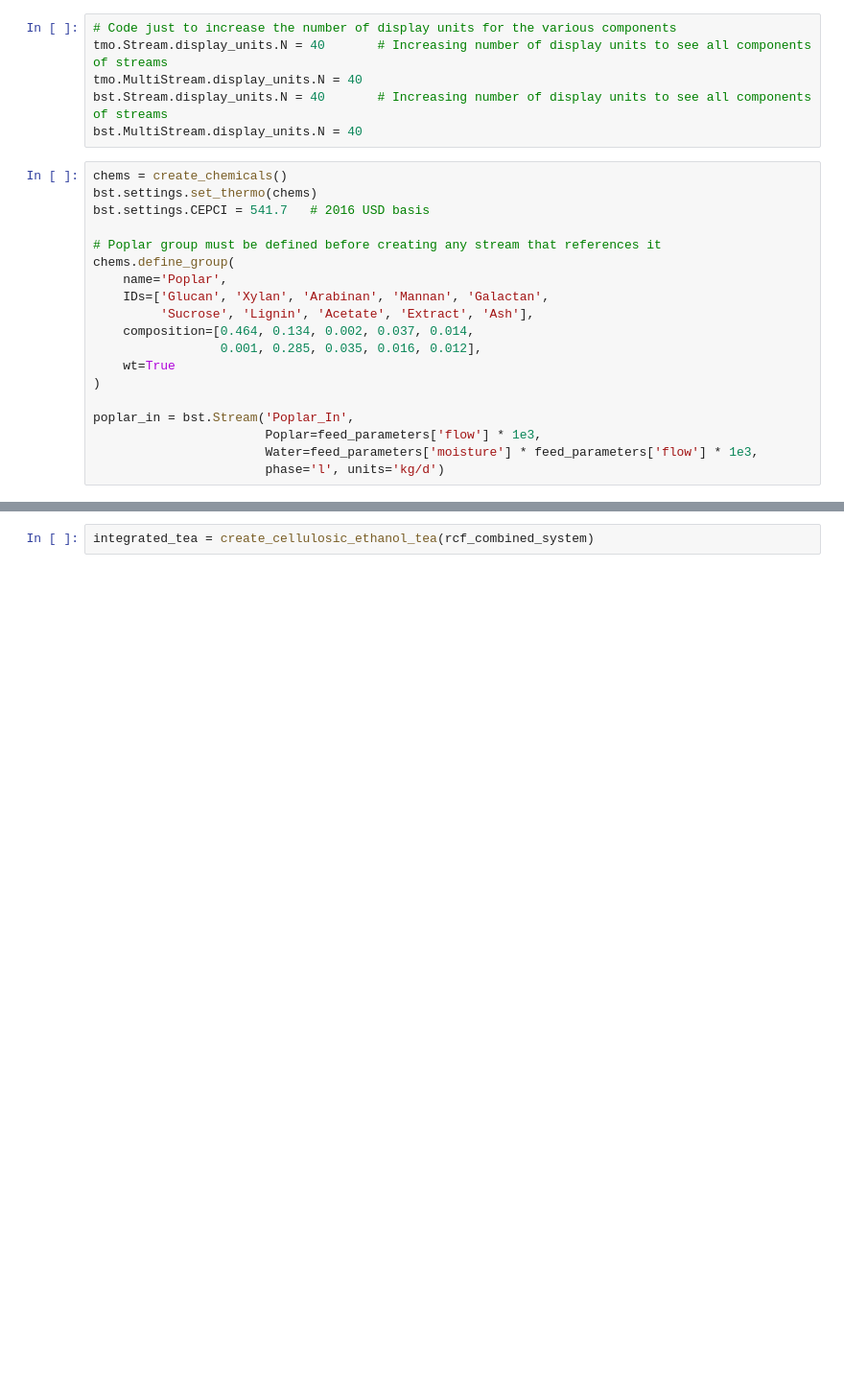
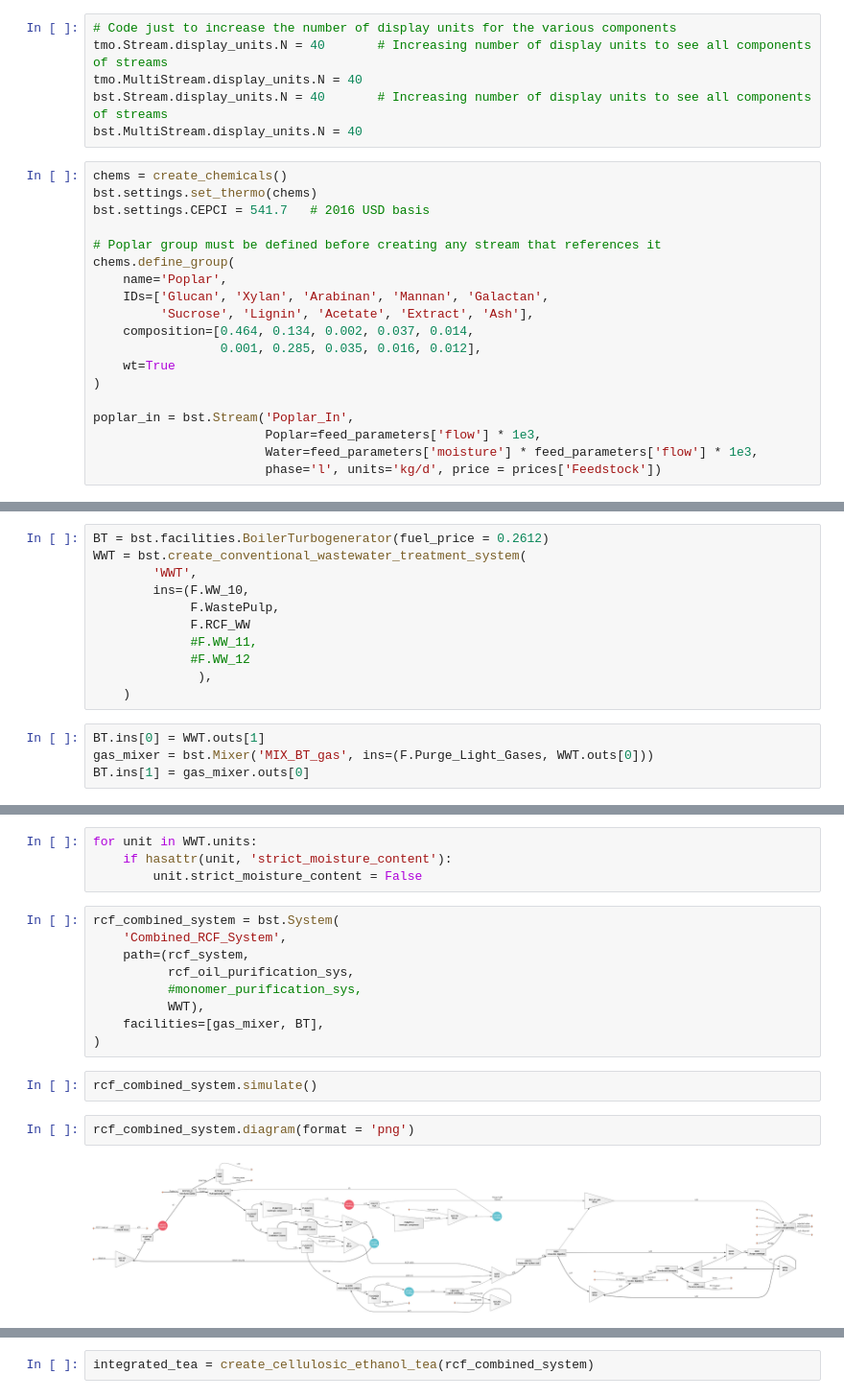
Before and after one commit to H-Wadgama/ATJ, a Jupyter notebook: lignin_saf/temporary.ipynb, the cells around one changed output, grey strips where cells are left out. Shown at 96% size. Cells and saved outputs as stored; diff of their text form; blank space fills up the shorter version.

```diff
--- a/lignin_saf/temporary.ipynb
+++ b/lignin_saf/temporary.ipynb
@@ -34,6 +35,6 @@ chems.define_group(
 poplar_in = bst.Stream('Poplar_In',
                        Poplar=feed_parameters['flow'] * 1e3,
                        Water=feed_parameters['moisture'] * feed_parameters['flow'] * 1e3,
-                       phase='l', units='kg/d')
+                       phase='l', units='kg/d', price = prices['Feedstock'])
 # %%
 rcf_system = create_rcf_system(ins=poplar_in)
@@ -79,0 +73,15 @@ ins...
+# %%
+BT = bst.facilities.BoilerTurbogenerator(fuel_price = 0.2612)
+WWT = bst.create_conventional_wastewater_treatment_system(
+        'WWT',
+        ins=(F.WW_10,
+             F.WastePulp,
+             F.RCF_WW
+             #F.WW_11,
+             #F.WW_12
+              ),
+    )
+# %%
+BT.ins[0] = WWT.outs[1]
+gas_mixer = bst.Mixer('MIX_BT_gas', ins=(F.Purge_Light_Gases, WWT.outs[0]))
+BT.ins[1] = gas_mixer.outs[0]
@@ -79,0 +91,19 @@ ins...
+# %%
+for unit in WWT.units:
+    if hasattr(unit, 'strict_moisture_content'):
+        unit.strict_moisture_content = False
+# %%
+rcf_combined_system = bst.System(
+    'Combined_RCF_System',
+    path=(rcf_system,
+          rcf_oil_purification_sys,
+          #monomer_purification_sys,
+          WWT),
+    facilities=[gas_mixer, BT],
+)
+# %%
+rcf_combined_system.simulate()
+# %%
+rcf_combined_system.diagram(format = 'png')
+# %% [output]
+[figure, added]
```
Also changed, not shown: parts of 19 cells of this notebook, 5 other files.
